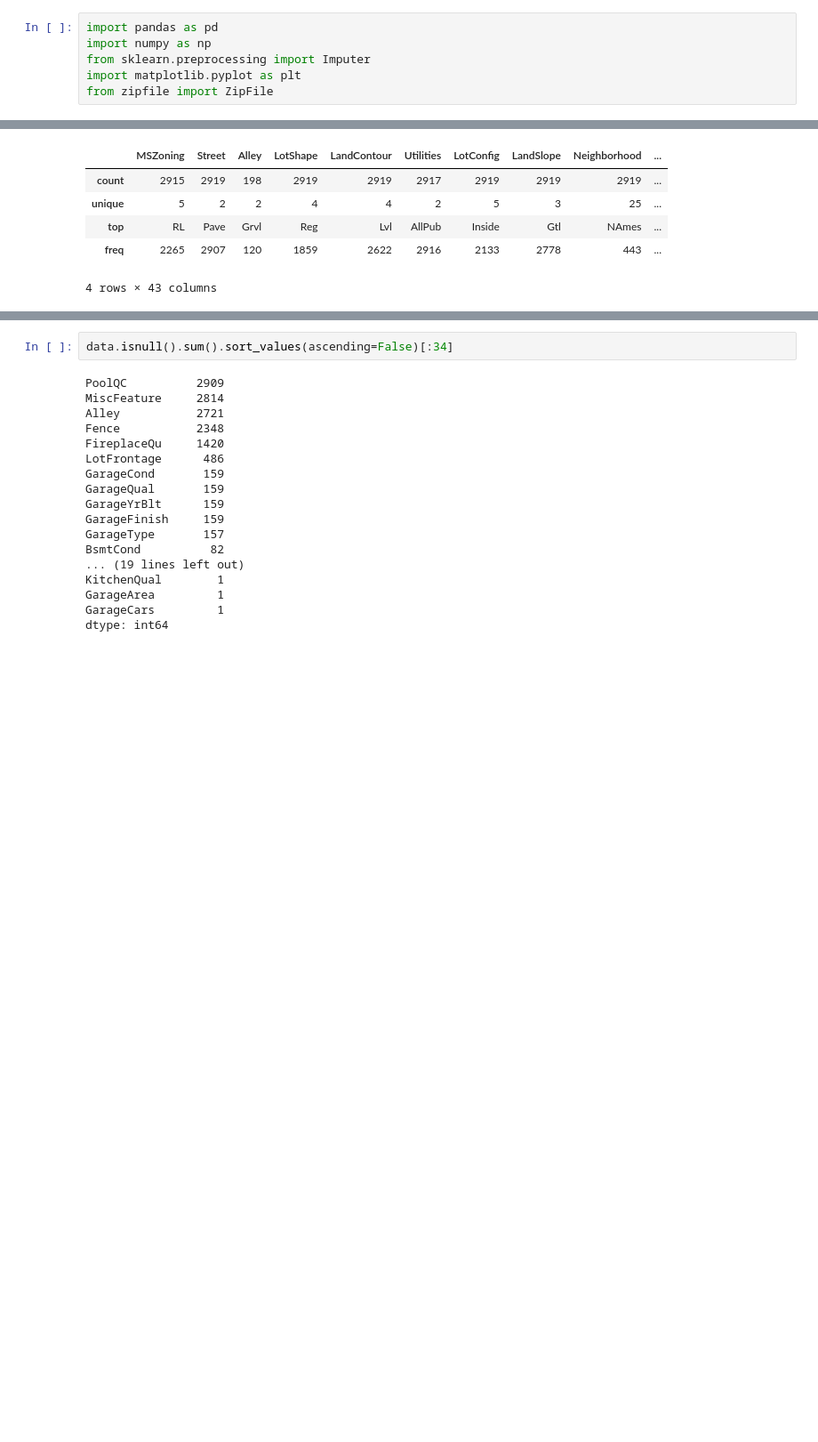
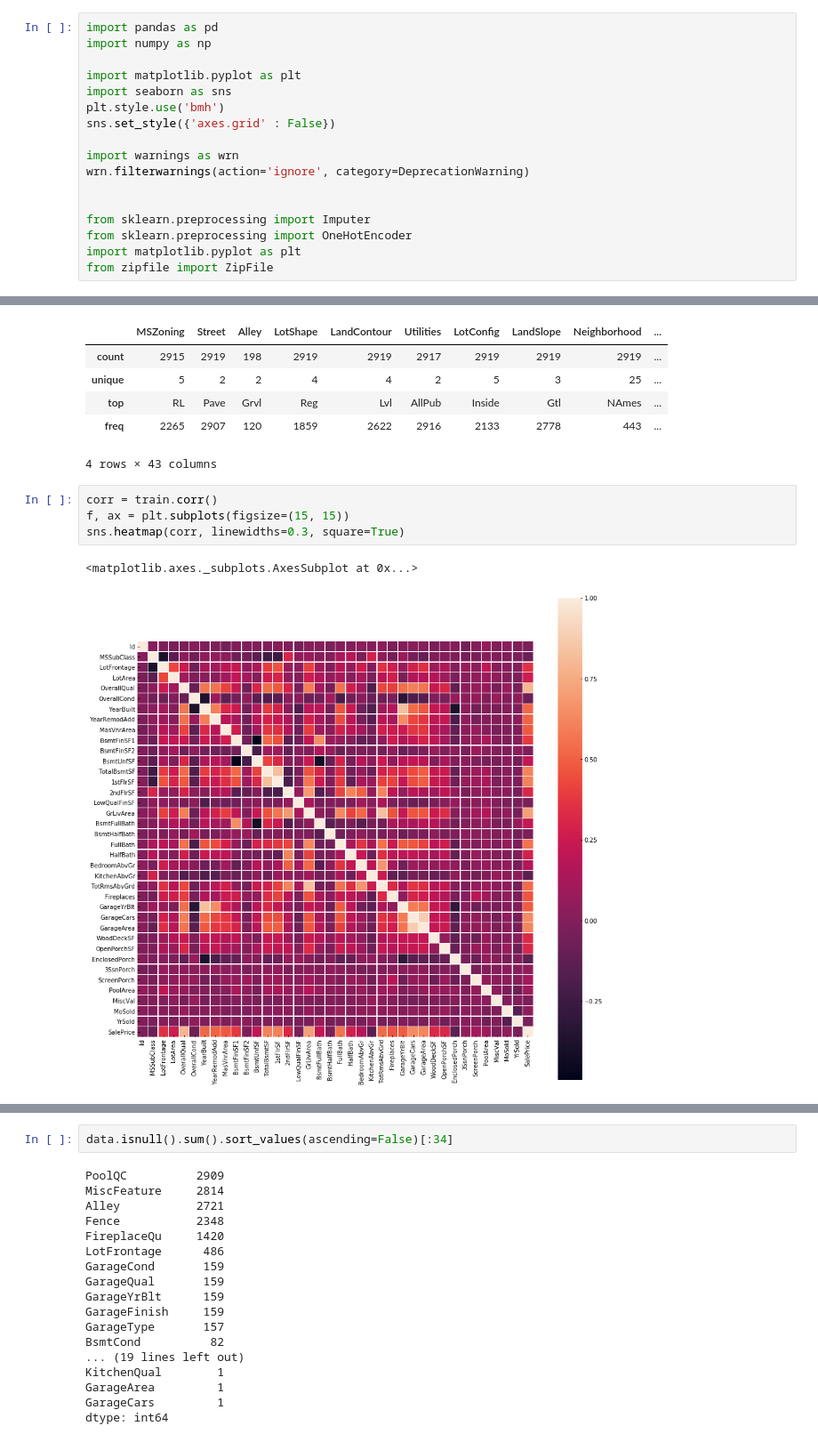
Before and after one commit to gopal227/Regression_Problem, a Jupyter notebook: Housing_Prediction/Housing_Prediction.ipynb, the cells around one changed output, grey strips where cells are left out. Shown at 89% size. Drawn from its saved outputs; the diff is of its cells as text; blank space fills up the shorter version.

```diff
--- a/Housing_Prediction/Housing_Prediction.ipynb
+++ b/Housing_Prediction/Housing_Prediction.ipynb
@@ -1,7 +1,18 @@
 # %%
 import pandas as pd
 import numpy as np
+
+import matplotlib.pyplot as plt
+import seaborn as sns
+plt.style.use('bmh')
+sns.set_style({'axes.grid' : False})
+
+import warnings as wrn
+wrn.filterwarnings(action='ignore', category=DeprecationWarning)
+
+
 from sklearn.preprocessing import Imputer
+from sklearn.preprocessing import OneHotEncoder
 import matplotlib.pyplot as plt
 from zipfile import ZipFile
 # %% [markdown]
@@ -110,3 +166,10 @@ categorical_features.describe()
 | top | RL | Pave | Grvl | Reg | Lvl | AllPub | Inside | Gtl | NAmes | ... |
 | freq | 2265 | 2907 | 120 | 1859 | 2622 | 2916 | 2133 | 2778 | 443 | ... |
 4 rows × 43 columns
+# %%
+corr = train.corr()
+f, ax = plt.subplots(figsize=(15, 15))
+sns.heatmap(corr, linewidths=0.3, square=True)
+# %% [output]
+<matplotlib.axes._subplots.AxesSubplot at 0x...>
+[figure, added]
```
Also changed, not shown: parts of 15 cells of this notebook.
